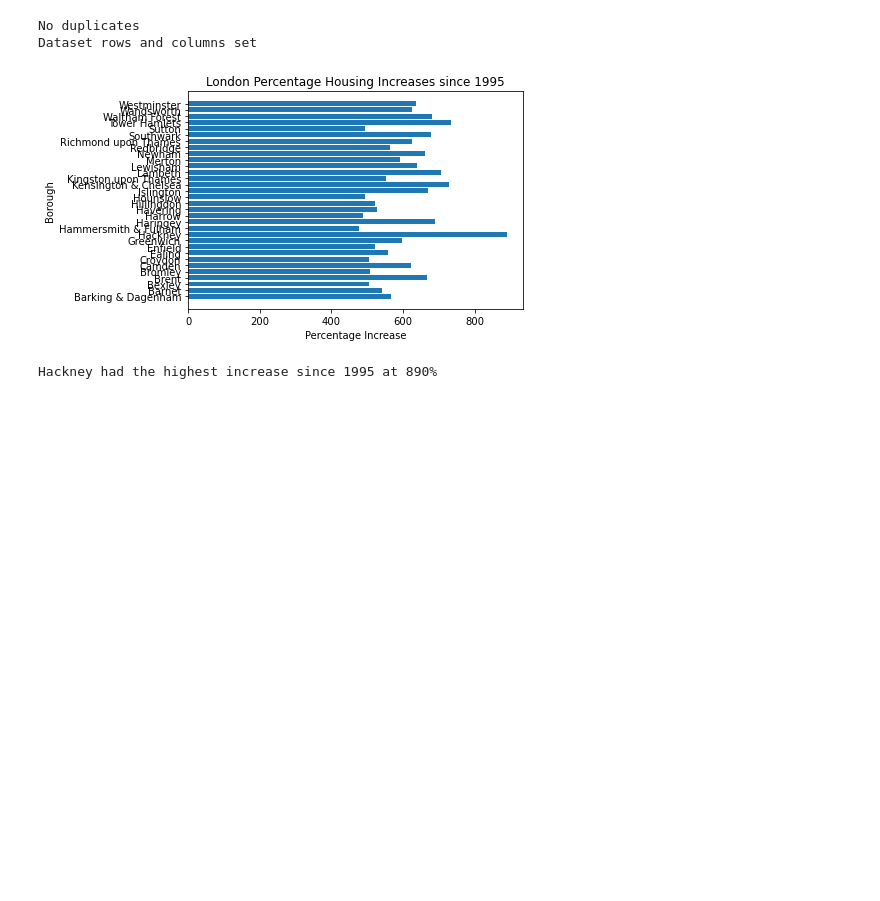
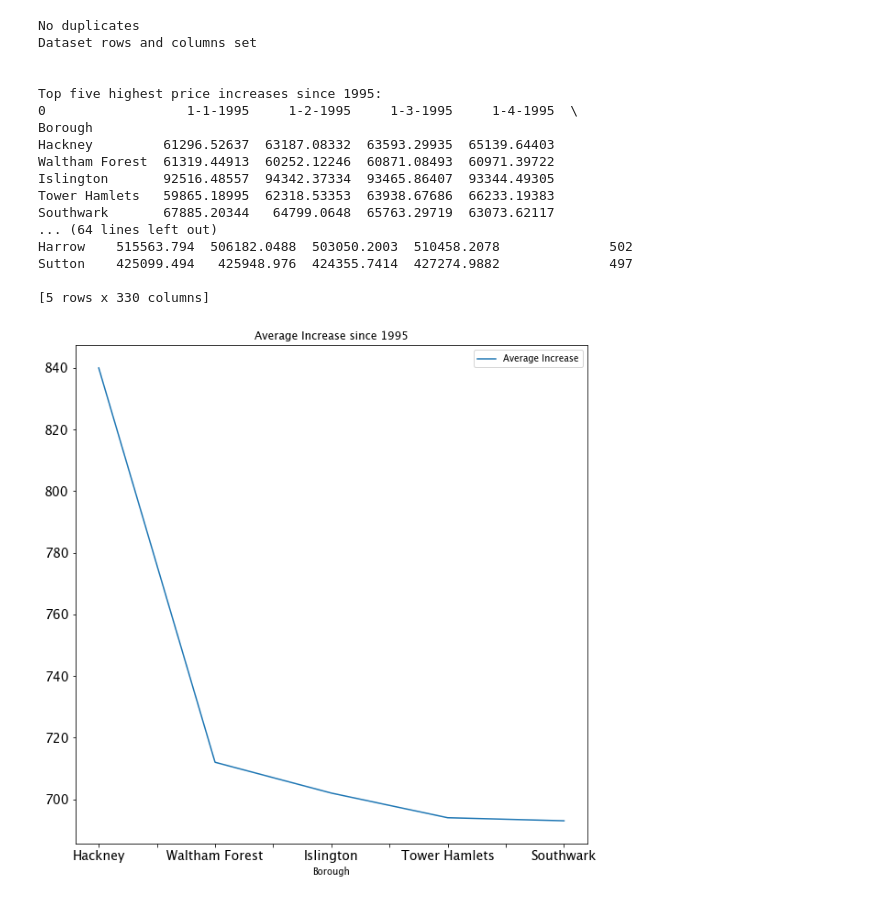
Before and after one commit to eipiisneg1/Sringboard-Unit-4-Tier-3-Callenge, a Jupyter notebook: Unit_4_Challenge_Tier_3.ipynb, the cells around one changed output. Saved outputs shown, nothing was run; the diff lists cells and outputs as text; code cells hidden in the pictures; blank space fills up the shorter version.

```diff
--- a/Unit_4_Challenge_Tier_3.ipynb
+++ b/Unit_4_Challenge_Tier_3.ipynb
@@ -46,7 +46,6 @@ the ‘monthly’ percentage change estimates the percentage
 change in average house prices relative to the previous month.
 
 """
-
 def change_date(timestamp_list):
 	dict_key = []
 	dict_value = []
@@ -56,8 +55,7 @@ def change_date(timestamp_list):
 		v = f'{u.day}-{u.month}-{u.year}'
 		dict_key.append(t)
 		dict_value.append(v)
-	col_dict = dict(zip(dict_key,dict_value))
-	return col_dict
+	return dict(zip(dict_key,dict_value))
 
 
 def avg_increase(last: float,first: float) -> float:
@@ -118,33 +116,80 @@ for (name,series) in properties.iteritems():
 	if series.isna().all():
 		properties.drop(name,axis=1,inplace=True)
 
-properties.rename(columns={'Unnamed: 0': 'Date'},inplace=True)
+name = properties.rename(columns={'Unnamed: 0': 'Date'},inplace=True)
 test_date = properties.loc[:1,'Date']
 
 # deal with unneeded rows
 dups = properties.duplicated()
 if dups.any():
 	for j,k in enumerate(dups):
 		if k:
 			print(f'delete {j}\nIs duplicate')
 			properties.drop_duplicates(j,axis=1,inplace=True)
 else:
 	print('No duplicates')
 
 properties.drop(index=0,axis=0,inplace=True)
 properties.drop(columns='City of London',axis=1,inplace=True)
 
 # verify real world vs data set
 actual_boroughs.append("Date")
 length_west = properties.loc[:,:'Westminster']
 list_west = [i.strip() for i in sorted(list(properties.loc[:,:'Westminster']))]
 actual_boroughs_1 = [i.strip() for i in sorted(actual_boroughs)]
 
 for i in list_west:
 	for j in actual_boroughs_1:
 		if i == j:
 			continue
-print('Dataset rows and columns set')
+print(f'Dataset rows and columns set\n\n')
+
+############################################################################
+
+# make things easier on the eyes
+length_west_tr = length_west.transpose()
+length_west_tr.reset_index(inplace=True)
+header_row = length_west_tr.iloc[0]
+
+t_spose = pd.DataFrame(length_west_tr.values[1:],columns=header_row)
+t_spose.rename(columns={"Date": "Borough"},inplace=True)
+t_spose.set_index('Borough',inplace=True)
+date_list = list(t_spose.columns)
+t_spose.rename(columns=change_date(date_list),inplace=True)
+
+# calculate average increase and present findings
+average_increase = [
+    avg_increase(rows[-1], rows[0]) for index, rows in t_spose.iterrows()]
+
+t_spose['Average Increase'] = average_increase
+t_spose.sort_values(by='Average Increase', ascending=False, inplace=True)
+
+print(f'Top five highest price increases since 1995: \n{t_spose.head(5)}')
+print(f'Bottom five lowest price increases since 1995: \n{t_spose.tail(5)}')
+
+t_spose_5 = t_spose.head(5).reset_index()
+y_val = t_spose_5.loc[:,'Average Increase']
+ax = plt.gca()
+t_spose_5.plot(x='Borough',y='Average Increase',kind='line',
+               title='Average Increase since 1995',fontsize=14,
+               figsize=(10,10),ax=ax)
+plt.show()
 # %% [output]
 No duplicates
 Dataset rows and columns set
+
+
+Top five highest price increases since 1995:
+0                  1-1-1995     1-2-1995     1-3-1995     1-4-1995  \
+Borough
+Hackney         61296.52637  63187.08332  63593.29935  65139.64403
+Waltham Forest  61319.44913  60252.12246  60871.08493  60971.39722
+Islington       92516.48557  94342.37334  93465.86407  93344.49305
+Tower Hamlets   59865.18995  62318.53353  63938.67686  66233.19383
+Southwark       67885.20344   64799.0648  65763.29719  63073.62117
+... (64 lines left out)
+Harrow    515563.794  506182.0488  503050.2003  510458.2078              502
+Sutton    425099.494   425948.976  424355.7414  427274.9882              497
+
+[5 rows x 330 columns]
+[figure, added]
@@ -167,18 +195,0 @@ t_spose['Average Increase'] = average_increase
-# %%
-# let's see what is looks like
-winner = t_spose['Average Increase']
-x_axis = list(t_spose['Average Increase'].index)
-fig, ax = plt.subplots()
-
-ax.barh(x_axis, winner, align="center")
-ax.set_xlabel("Percentage Increase")
-ax.set_ylabel("Borough")
-ax.set_title("London Percentage Housing Increases since 1995")
-fig.show()
-# %% [output]
-[figure, removed]
-# %%
-print(f"{t_spose['Average Increase'].idxmax()} had the highest increase "
-      f"since 1995 at {t_spose['Average Increase'].max()}%")
-# %% [output]
-Hackney had the highest increase since 1995 at 890%
```
Also changed, not shown: parts of 2 cells of this notebook.
